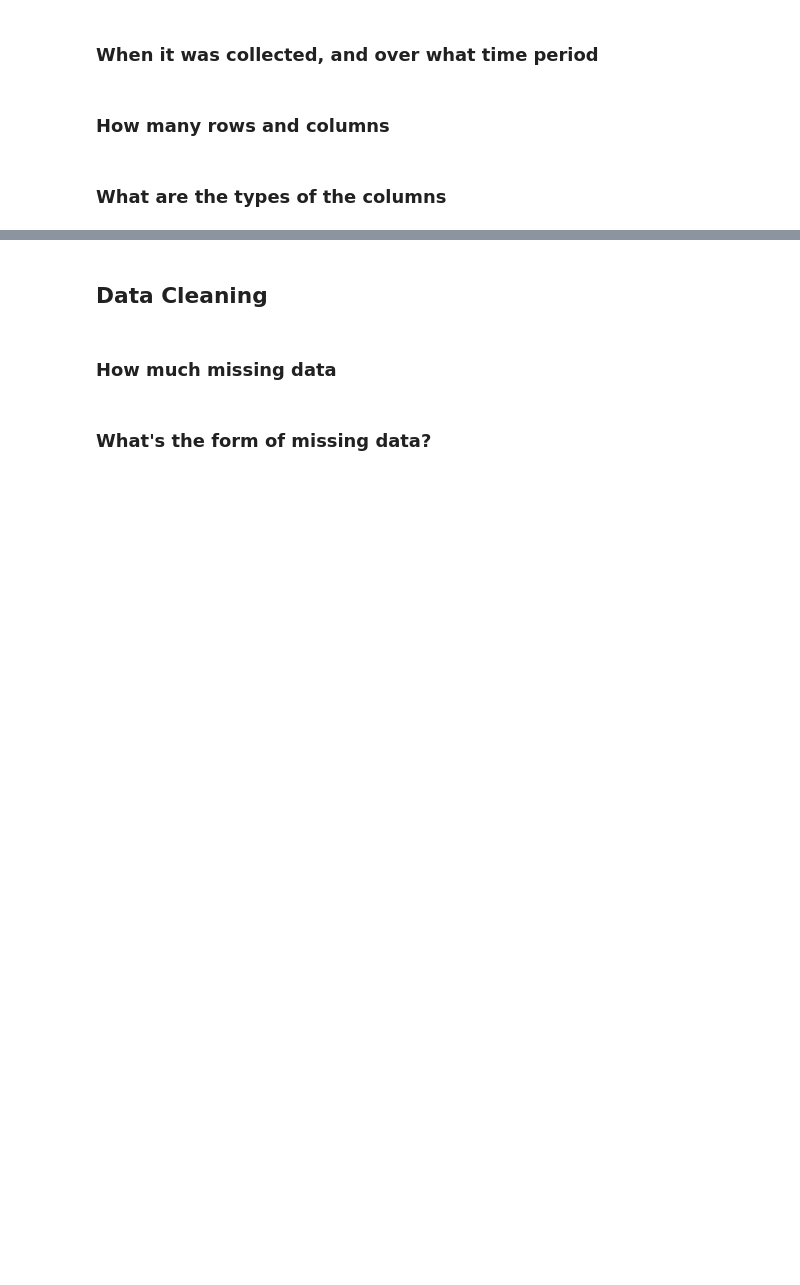
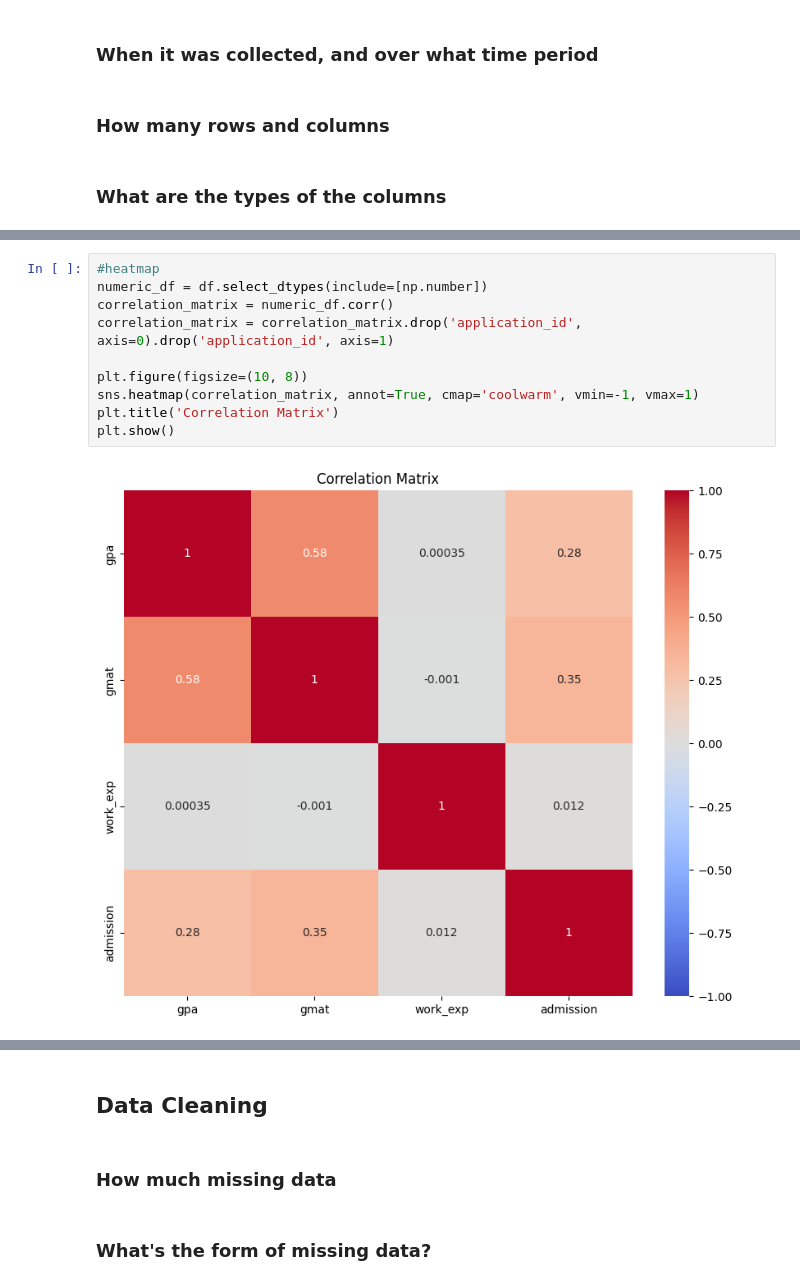
Before and after one commit to toutsos/ml_project, a Jupyter notebook: big-data-ml-project.ipynb, the cells around one changed output, grey strips where cells are left out. Drawn from its saved outputs; the diff is of its cells as text; blank space fills up the shorter version.

```diff
--- a/big-data-ml-project.ipynb
+++ b/big-data-ml-project.ipynb
@@ -83,0 +121,12 @@ plt.gca().spines[['top', 'right',]].set_visible(False)
+# %%
+#heatmap
+numeric_df = df.select_dtypes(include=[np.number])
+correlation_matrix = numeric_df.corr()
+correlation_matrix = correlation_matrix.drop('application_id', axis=0).drop('application_id', axis=1)
+
+plt.figure(figsize=(10, 8))
+sns.heatmap(correlation_matrix, annot=True, cmap='coolwarm', vmin=-1, vmax=1)
+plt.title('Correlation Matrix')
+plt.show()
+# %% [output]
+[figure, added]
```
Also changed, not shown: parts of 27 cells of this notebook.
